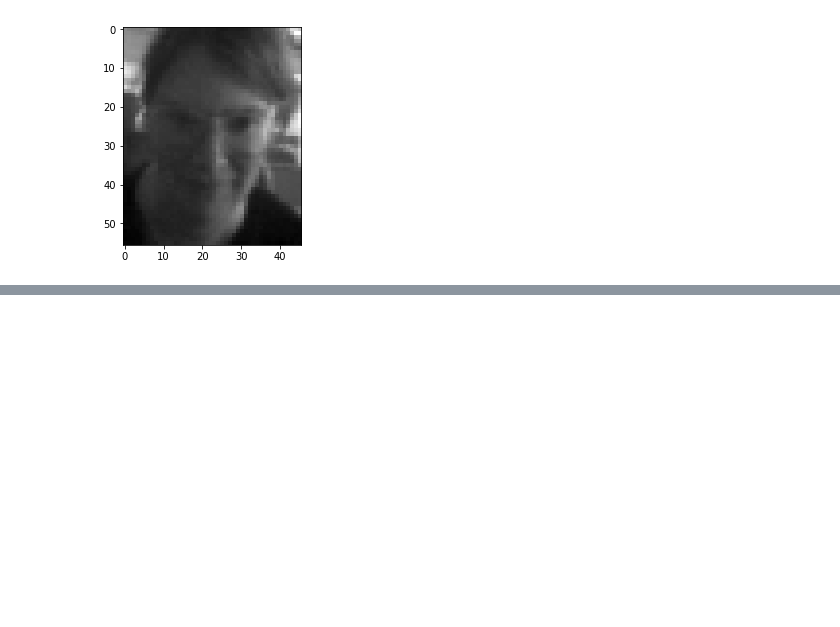
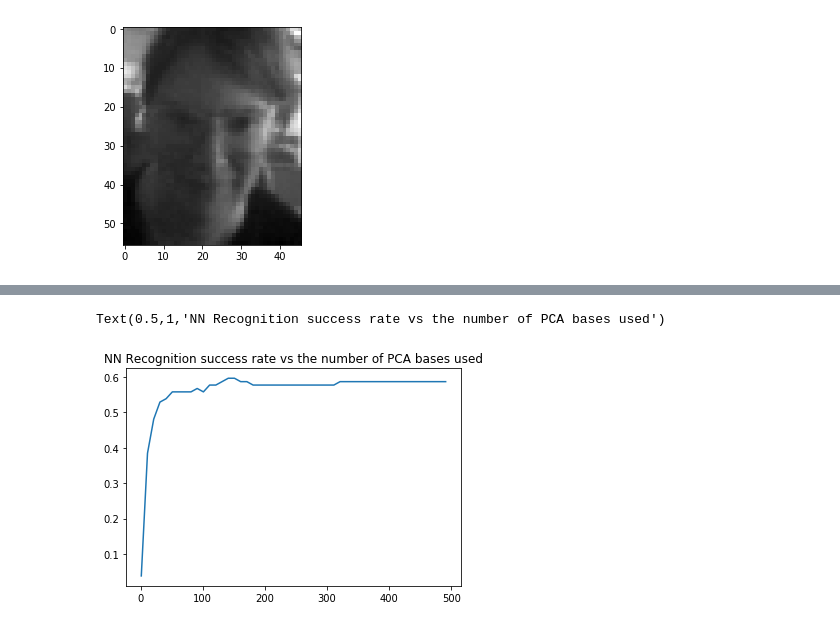
Before and after one commit to Karcsi127/patterrec1, a Jupyter notebook: exercise1.ipynb, the cells around one changed output, grey strips where cells are left out. Saved outputs shown, nothing was run; the diff lists cells and outputs as text; code cells hidden in the pictures; blank space fills up the shorter version.

```diff
--- a/exercise1.ipynb
+++ b/exercise1.ipynb
@@ -534,3 +546,52 @@ print (percentage_nn)
+# %%
+# Now let's vary the number of PCA bases
+
+# We keep the largest n eigenvalues and their corresponding eigenvectors n<=415, the other eigenvalues are zero
+nbases = np.arange(1, 500, 10)
+percentages = np.zeros (nbases.shape)
+ol = 0
+for n in nbases:
+    eigvecs_best = eigvecs[:, :n]
+    eigvals_best = eigvals[:n]
+
+    # Projecting each training data point to the space spanned by the eigenvectors
+    proj_pca_train_norm = np.zeros((416, n))
+    for i in range(416):
+        proj_pca_train_norm [i, :] = np.dot(pca_train_norm[i, :], eigvecs_best)
+    # Now in array proj_pca_train_norm, in each row, we have the projected coordinates for each face image
+
+    pca_test_norm = pca_test-avg_face # Works because of broadcasting
+
+    # Then let's project each testing image to the eigenspace (space spanned by the best n eigenvectors)
+    proj_pca_test_norm = np.zeros((104, n))
+    for i in range(104):
+        proj_pca_test_norm [i, :] = np.dot(pca_test_norm[i, :], eigvecs_best)
+    # Now in array proj_pca_test_norm, in each row, we have the projected coordinates for each face image
+
+    distances = np.zeros((416, 104)) # In each row we store the distances from a particular training sample (1 column = 1 testing image's distances)
+
+    for k in range (104):
+        for i in range(416):
+            distances[i, k] = np.linalg.norm(proj_pca_train_norm[i, :]-proj_pca_test_norm[k, :])
+    # Now we have in each column the distances of the testing images from each of the training images.
+
+    # Next step is to find the minimum of each column, and the corresponding row index (per column)
+    smallest_distance = distances.min(axis=0) # min per columns
+    smallest_index = distances.argmin(axis=0) # min is at which index
+
+    # Put the actual test labels into a vector
+    actual_label = test [:, 2576].T
+
+    is_it_same = (training[smallest_index, 2576]==actual_label)
+    percentages[ol] = np.sum(is_it_same)/104
+    ol = ol+1
+
+plt.figure()
+plt.plot(nbases, percentages)
+plt.title('NN Recognition success rate vs the number of PCA bases used')
+# %% [output]
+Text(0.5,1,'NN Recognition success rate vs the number of PCA bases used')
+[figure, added]
 # %%
 # Alternative method of face recognition: based on reconstruction errors per class
 
```
Also changed, not shown: parts of 7 cells of this notebook.
